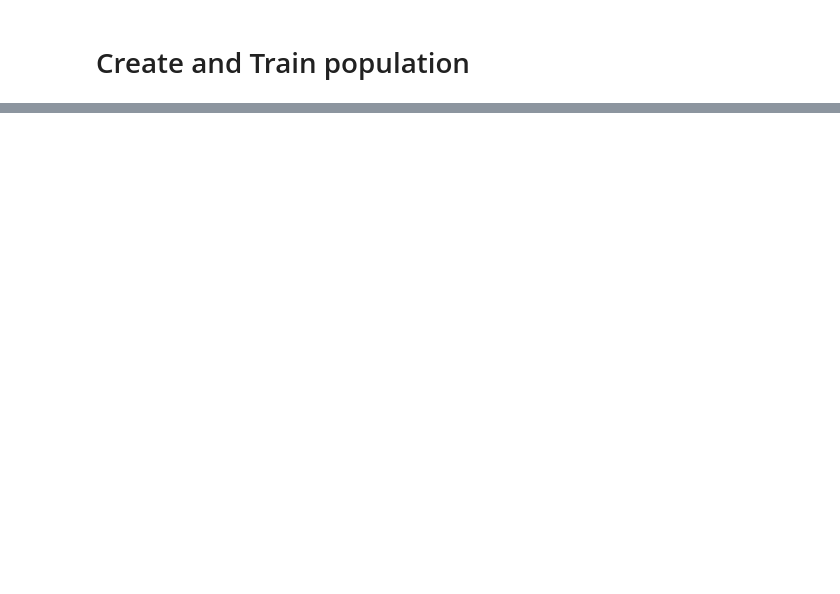
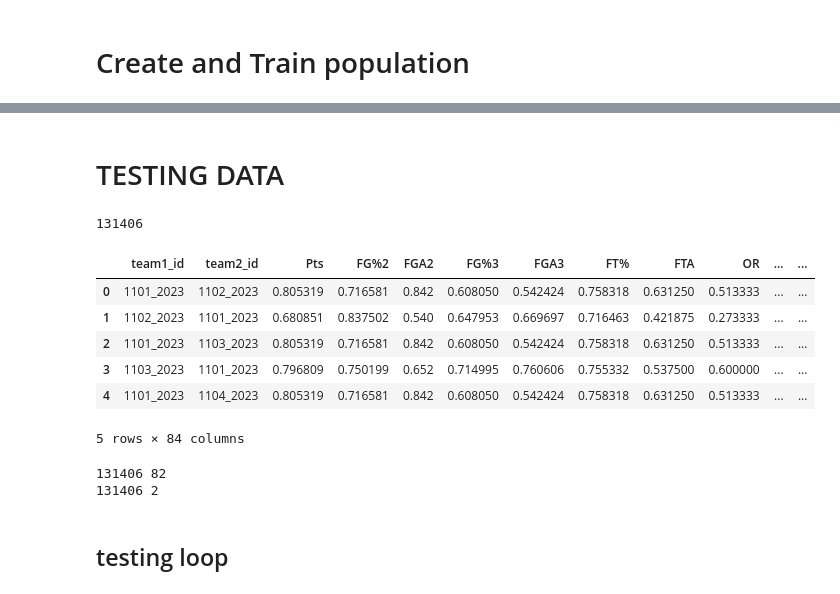
Before and after one commit to amurphy99/madness-23, a Jupyter notebook: data_setup/data/new/M_TESTING_embeddings-v2.ipynb, the cells around one changed output, grey strips where cells are left out. Saved outputs shown, nothing was run; the diff lists cells and outputs as text; code cells hidden in the pictures; blank space fills up the shorter version.

```diff
--- a/data_setup/data/new/M_TESTING_embeddings-v2.ipynb
+++ b/data_setup/data/new/M_TESTING_embeddings-v2.ipynb
@@ -299,0 +332,46 @@ dict_keys(['loss', 'binary_accuracy', 'val_loss', 'val_binary_accuracy'])
+# %% [markdown]
+# TESTING DATA
+# %%
+testing_data_file = 'M_testing_embedding_2023.csv'
+# %%
+file_path = given_data_folder + '/' + testing_data_file
+testing_df  = pd.read_csv(file_path)
+print(len(testing_df))
+
+testing_df.head(5)
+# %% [output]
+131406
+|  | team1_id | team2_id | Pts | FG%2 | FGA2 | FG%3 | FGA3 | FT% | FTA | OR | ... | ... |
+| 0 | 1101_2023 | 1102_2023 | 0.805319 | 0.716581 | 0.842 | 0.608050 | 0.542424 | 0.758318 | 0.631250 | 0.513333 | ... | ... |
+| 1 | 1102_2023 | 1101_2023 | 0.680851 | 0.837502 | 0.540 | 0.647953 | 0.669697 | 0.716463 | 0.421875 | 0.273333 | ... | ... |
+| 2 | 1101_2023 | 1103_2023 | 0.805319 | 0.716581 | 0.842 | 0.608050 | 0.542424 | 0.758318 | 0.631250 | 0.513333 | ... | ... |
+| 3 | 1103_2023 | 1101_2023 | 0.796809 | 0.750199 | 0.652 | 0.714995 | 0.760606 | 0.755332 | 0.537500 | 0.600000 | ... | ... |
+| 4 | 1101_2023 | 1104_2023 | 0.805319 | 0.716581 | 0.842 | 0.608050 | 0.542424 | 0.758318 | 0.631250 | 0.513333 | ... | ... |
+5 rows × 84 columns
+# %%
+testing_column_names = testing_df.columns.tolist()
+
+# get all data as columns
+testing_columns = []
+for i in range(len(testing_column_names)):
+    new_column = list(testing_df[testing_column_names[i]])
+    testing_columns.append(new_column)
+
+
+# get as rows
+testing_input_rows    = []
+testing_solution_rows = []
+for i in range(len(testing_columns[0])):
+    new_input_row    = []
+    new_solution_row = [testing_columns[0][i], testing_columns[1][i]]
+    for j in range(2, len(testing_columns)):
+        new_input_row.append(testing_columns[j][i])
+
+    testing_input_rows   .append(new_input_row)
+    testing_solution_rows.append(new_solution_row)
+
+print(len(testing_input_rows), len(testing_input_rows[0]))
+print(len(testing_solution_rows), len(testing_solution_rows[0]))
+# %% [output]
+131406 82
+131406 2
@@ -299,0 +411,2 @@ dict_keys(['loss', 'binary_accuracy', 'val_loss', 'val_binary_accuracy'])
+# %% [markdown]
+## testing loop
```
Also changed, not shown: parts of 48 cells of this notebook, 8 other files.
